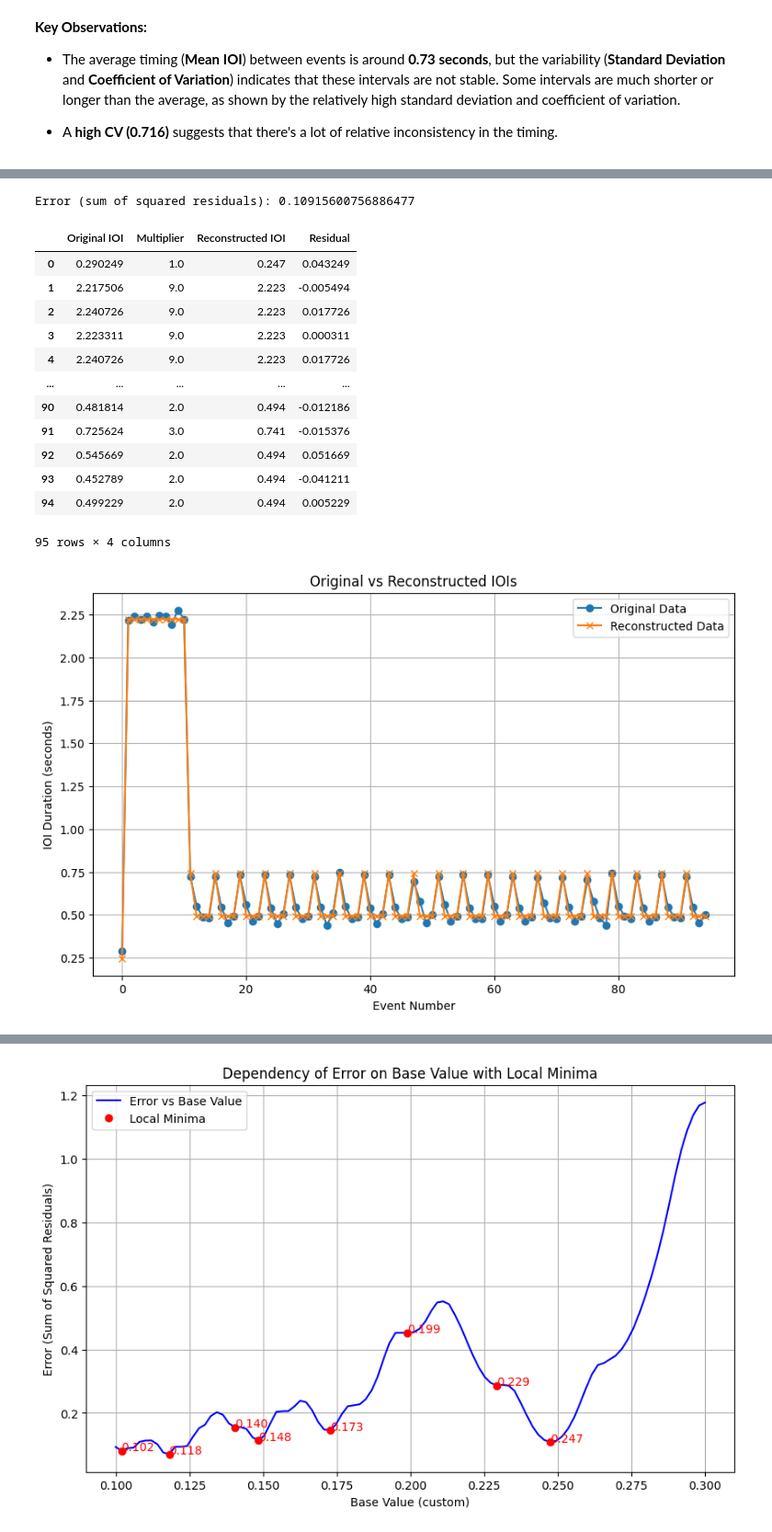
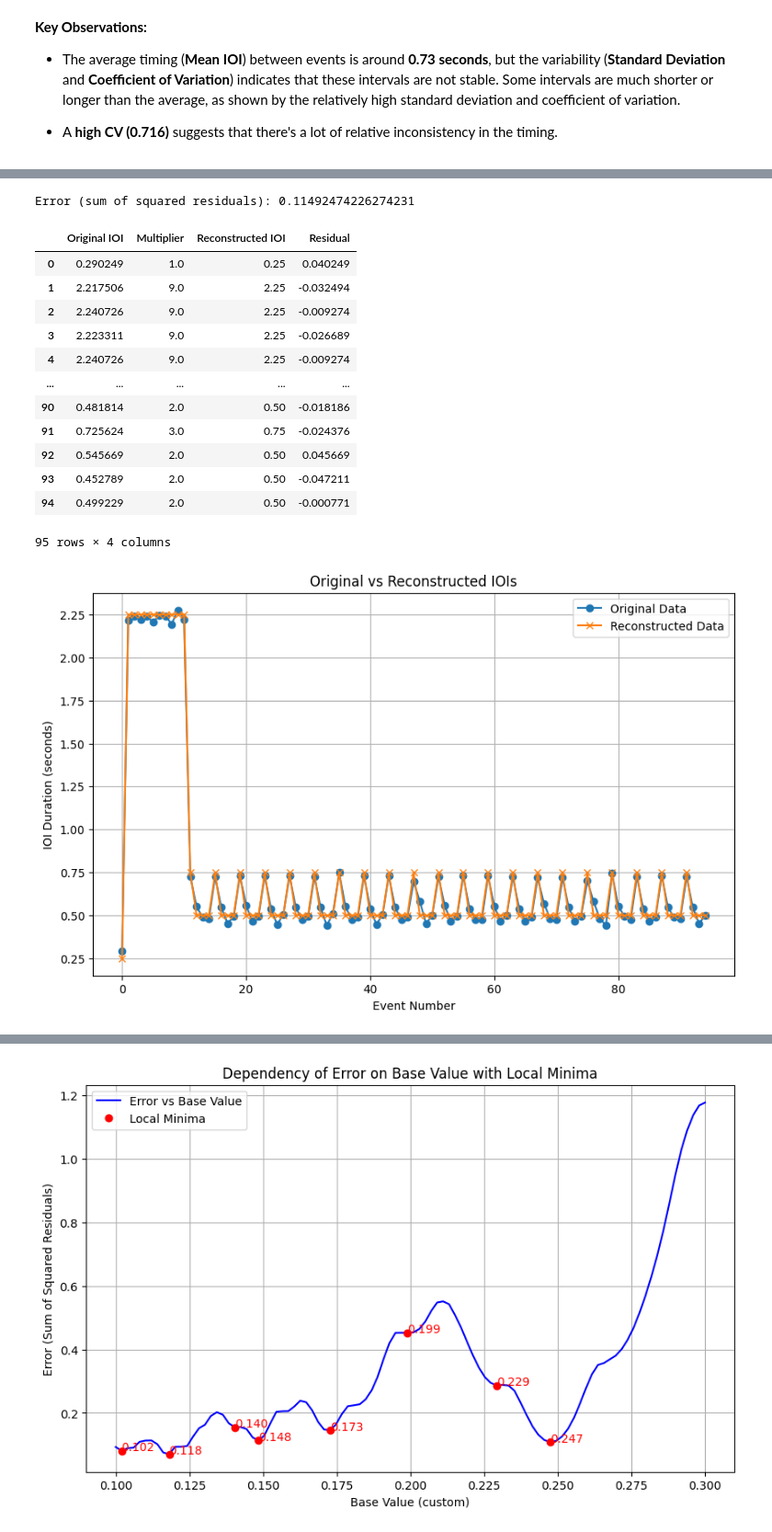
Before and after one commit to egorpol/beat_it, a Jupyter notebook: dufour_pulsation.ipynb, the cells around one changed output, grey strips where cells are left out. Shown at 92% size. Saved outputs shown, nothing was run; the diff lists cells and outputs as text; code cells hidden in the pictures.

```diff
--- a/dufour_pulsation.ipynb
+++ b/dufour_pulsation.ipynb
@@ -90,7 +90,7 @@ import matplotlib.pyplot as plt
 data = iois
 
 # Custom base value (input your desired base value here)
-base_value_custom = 0.247  # Adjust this value as needed
+base_value_custom = 0.25  # Adjust this value as needed
 
 # Calculate multipliers and reconstructed data
 multipliers = np.round(data / base_value_custom)
@@ -100,42 +100,42 @@ reconstructed_data = base_value_custom * multipliers
 residuals = data - reconstructed_data
 error = np.sum(residuals**2)
 
 print(f"Error (sum of squared residuals): {error}")
 
 # Create a DataFrame with Original IOI, Multiplier, Reconstructed IOI, Residual
 df_results = pd.DataFrame({
     'Original IOI': data,
     'Multiplier': multipliers,
     'Reconstructed IOI': reconstructed_data,
     'Residual': residuals
 })
 
 # Display the DataFrame in Colab
 display(df_results)
 
 # Plotting
 plt.figure(figsize=(10, 6))
 plt.plot(data, label='Original Data', marker='o')
 plt.plot(reconstructed_data, label='Reconstructed Data', marker='x')
 plt.legend()
 plt.title('Original vs Reconstructed IOIs')
 plt.xlabel('Event Number')
 plt.ylabel('IOI Duration (seconds)')
 plt.grid(True)
 plt.show()
 # %% [output]
-Error (sum of squared residuals): 0.10915600756886477
+Error (sum of squared residuals): 0.11492474226274231
 |  | Original IOI | Multiplier | Reconstructed IOI | Residual |
-| 0 | 0.290249 | 1.0 | 0.247 | 0.043249 |
-| 1 | 2.217506 | 9.0 | 2.223 | -0.005494 |
-| 2 | 2.240726 | 9.0 | 2.223 | 0.017726 |
-| 3 | 2.223311 | 9.0 | 2.223 | 0.000311 |
-| 4 | 2.240726 | 9.0 | 2.223 | 0.017726 |
+| 0 | 0.290249 | 1.0 | 0.25 | 0.040249 |
+| 1 | 2.217506 | 9.0 | 2.25 | -0.032494 |
+| 2 | 2.240726 | 9.0 | 2.25 | -0.009274 |
+| 3 | 2.223311 | 9.0 | 2.25 | -0.026689 |
+| 4 | 2.240726 | 9.0 | 2.25 | -0.009274 |
 | ... | ... | ... | ... | ... |
-| 90 | 0.481814 | 2.0 | 0.494 | -0.012186 |
-| 91 | 0.725624 | 3.0 | 0.741 | -0.015376 |
-| 92 | 0.545669 | 2.0 | 0.494 | 0.051669 |
-| 93 | 0.452789 | 2.0 | 0.494 | -0.041211 |
-| 94 | 0.499229 | 2.0 | 0.494 | 0.005229 |
+| 90 | 0.481814 | 2.0 | 0.50 | -0.018186 |
+| 91 | 0.725624 | 3.0 | 0.75 | -0.024376 |
+| 92 | 0.545669 | 2.0 | 0.50 | 0.045669 |
+| 93 | 0.452789 | 2.0 | 0.50 | -0.047211 |
+| 94 | 0.499229 | 2.0 | 0.50 | -0.000771 |
 95 rows × 4 columns
-[figure, old version]
+[figure, new version]
```
Also changed, not shown: parts of 5 cells of this notebook, 19 other files.
